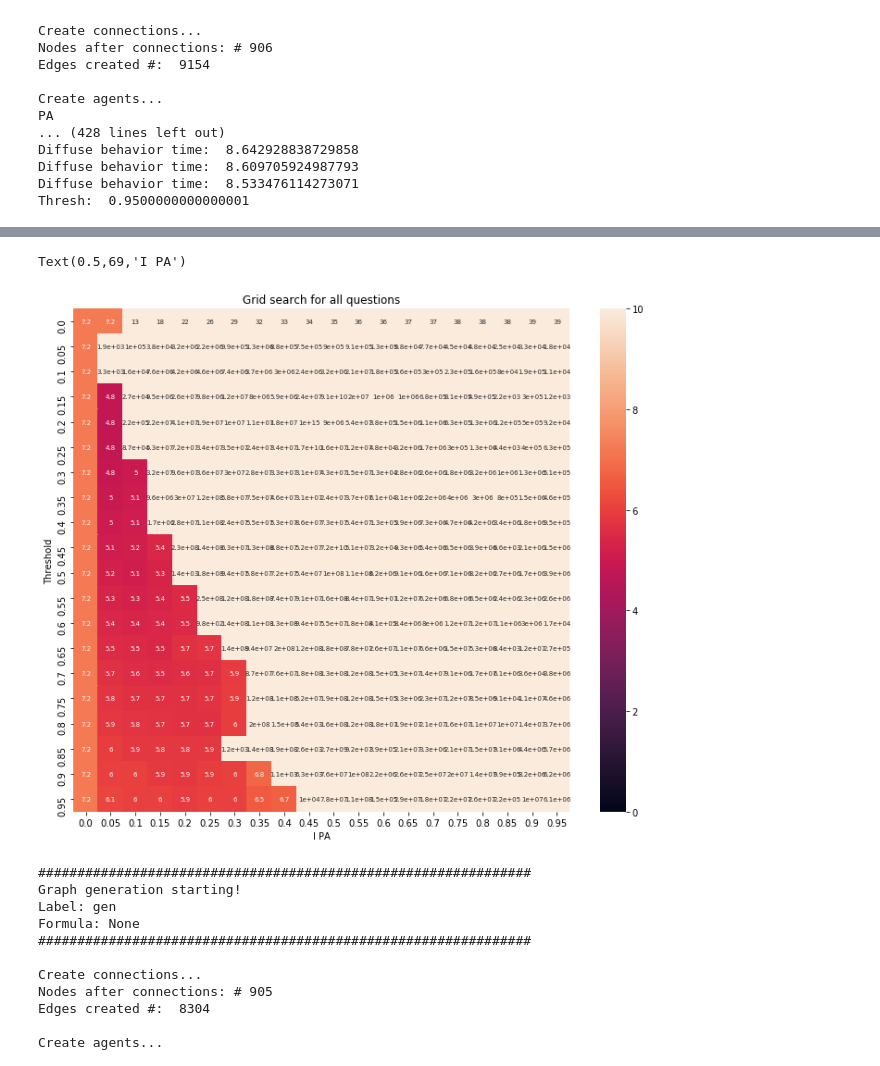
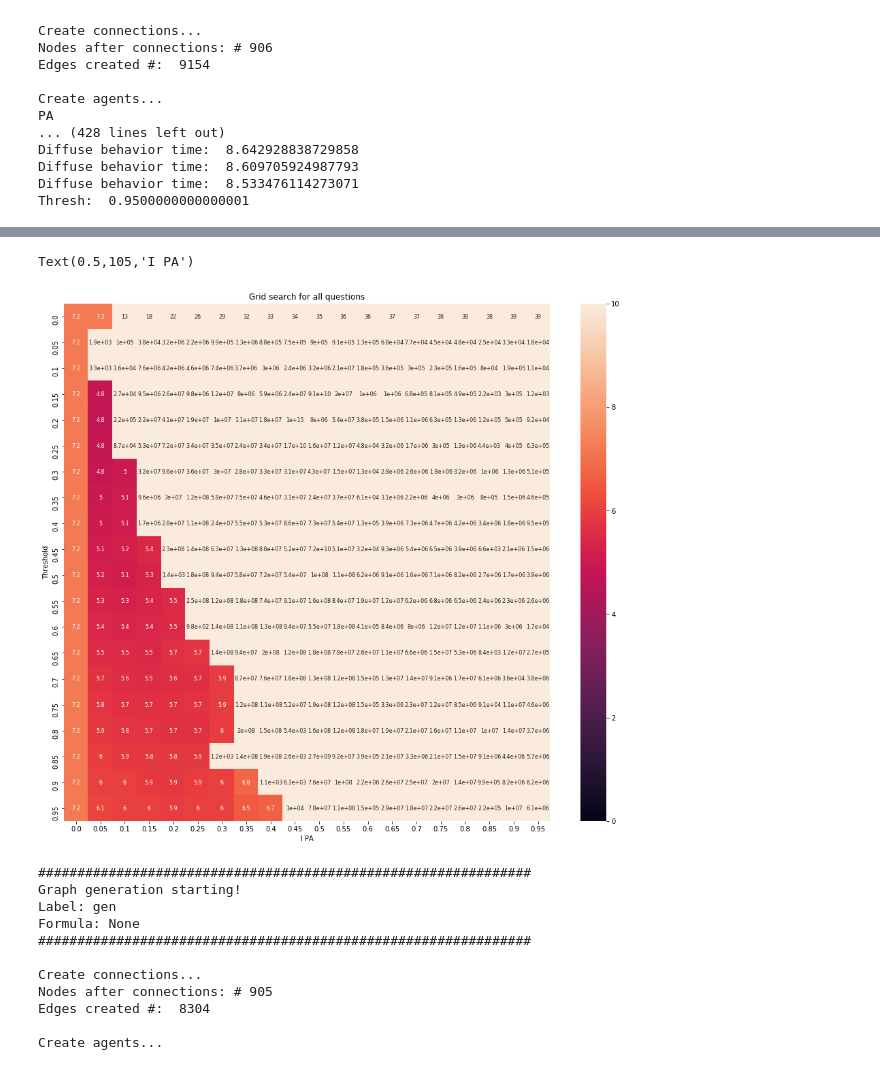
Before and after one commit to ericinlinux/obesity_interventions, a Jupyter notebook: Results_Grid_Search.ipynb, the cells around one changed output, grey strips where cells are left out. Saved outputs shown, nothing was run; the diff lists cells and outputs as text; code cells hidden in the pictures.

```diff
--- a/Results_Grid_Search.ipynb
+++ b/Results_Grid_Search.ipynb
@@ -61,14 +61,14 @@ all_df
 | 0.90 | 7.221315 | 6.048925 | 6.011281 | 5.886335e+00 | 5.851375e+00 | 5.944831e+00 | 6.026129e+00 | 6.763476e+00 | 1.133713e+03 | 6.319422e+03 | 7.642794e+07 | ... |
 | 0.95 | 7.221315 | 6.094815 | 6.038583 | 6.011816e+00 | 5.915959e+00 | 6.007624e+00 | 6.016571e+00 | 6.542955e+00 | 6.655879e+00 | 1.016315e+04 | 7.751191e+07 | ... |
 # %%
-plt.figure(figsize=((12,10)))
+plt.figure(figsize=((16,14)))
 plt.title('Grid search for all questions')
-sns.heatmap(all_df, annot=True, annot_kws={"size": 7}, vmin=0, vmax=10)
+sns.heatmap(all_df, annot=True, annot_kws={"size": 8}, vmin=0, vmax=10)
 plt.ylabel('Threshold')
 plt.xlabel('I PA')
 # %% [output]
-Text(0.5,69,'I PA')
+Text(0.5,105,'I PA')
-[figure, old version]
+[figure, new version]
 # %%
 list_solutions_gen = grid_search(bins=bins, label='gen', level_f='./')
 # %% [output]
```
Also changed, not shown: parts of 4 cells of this notebook.
